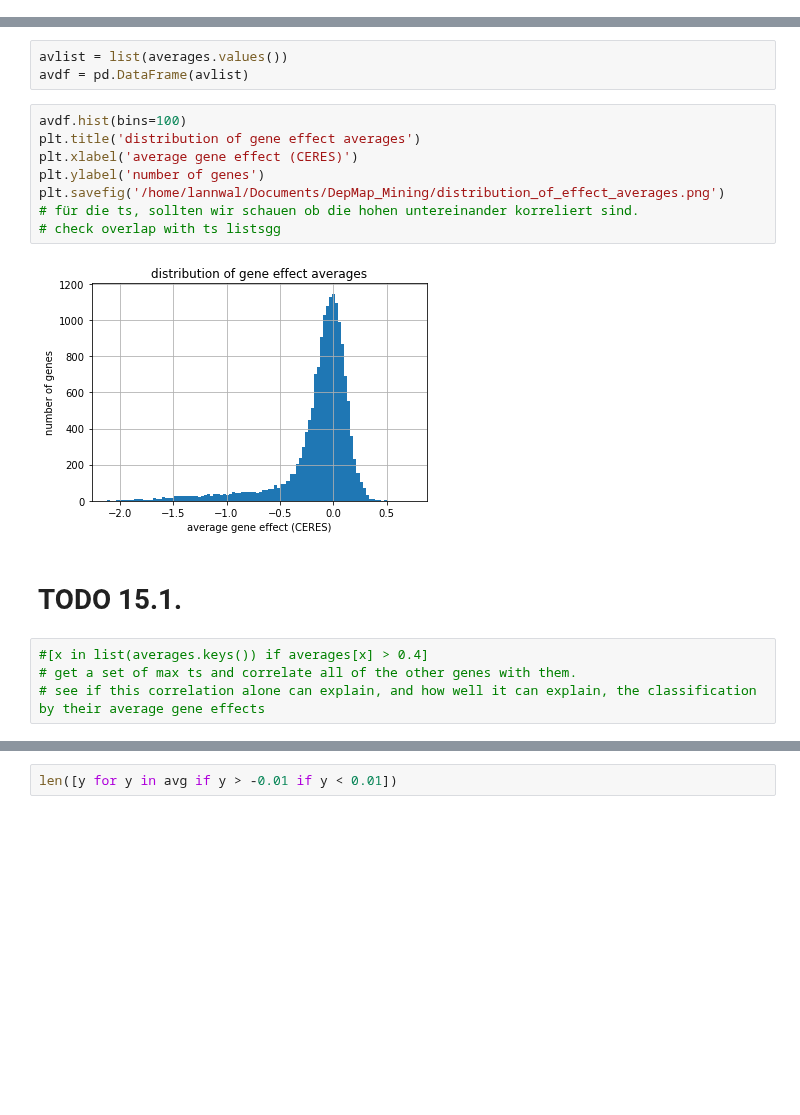
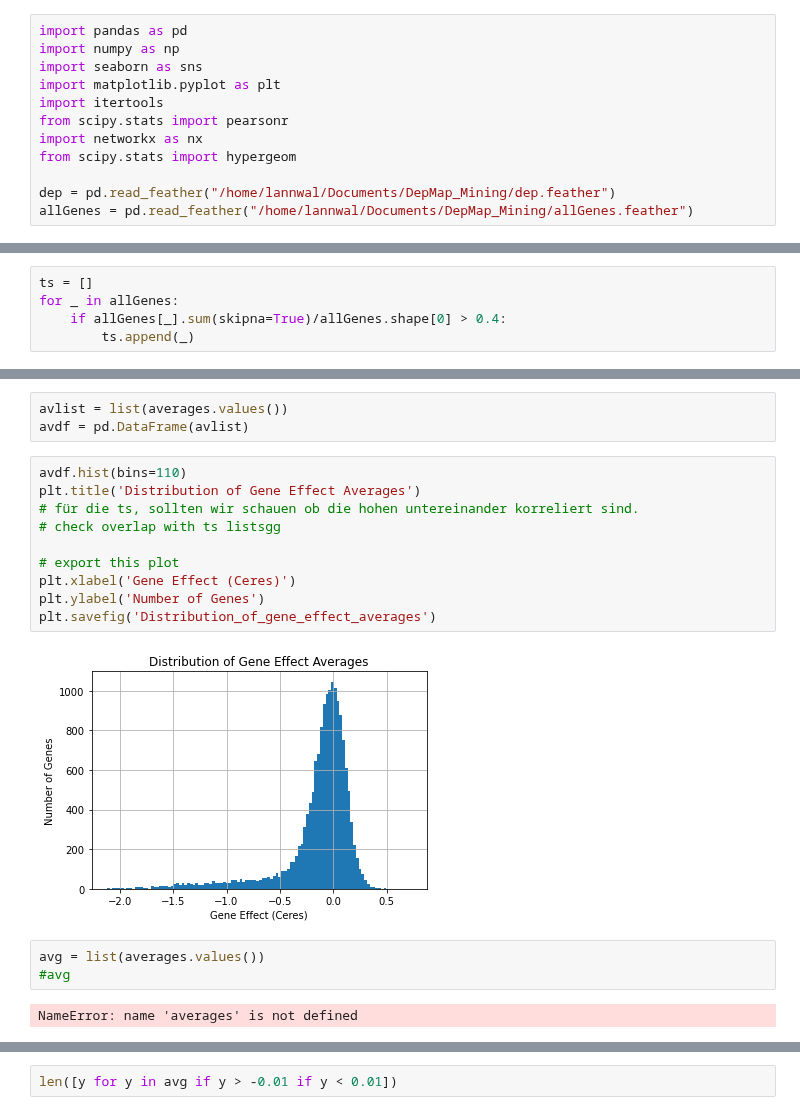
Before and after one commit to lannwal/projectlab, a Jupyter notebook: DataDash.ipynb, the cells around one changed output, grey strips where cells are left out. Cells and saved outputs as stored; diff of their text form; blank space fills up the shorter version.

```diff
--- a/DataDash.ipynb
+++ b/DataDash.ipynb
@@ -667,0 +5,12 @@ az.plot_kde(u1,u2)
+# %%
+import pandas as pd
+import numpy as np
+import seaborn as sns
+import matplotlib.pyplot as plt
+import itertools
+from scipy.stats import pearsonr
+import networkx as nx
+from scipy.stats import hypergeom
+
+dep = pd.read_feather("/home/lannwal/Documents/DepMap_Mining/dep.feather")
+allGenes = pd.read_feather("/home/lannwal/Documents/DepMap_Mining/allGenes.feather")
@@ -712,3 +175,8 @@ for _ in allGenes:
         mydict[_] = allGenes[_].sort_values(ascending=False)
     else:
         mydict[_] = allGenes[_].sort_values()
+# %%
+ts = []
+for _ in allGenes:
+    if allGenes[_].sum(skipna=True)/allGenes.shape[0] > 0.4:
+        ts.append(_)
@@ -720,18 +248,19 @@ for _ in allGenes:
 avlist = list(averages.values())
 avdf = pd.DataFrame(avlist)
 # %%
-avdf.hist(bins=100)
-plt.title('distribution of gene effect averages')
-plt.xlabel('average gene effect (CERES)')
-plt.ylabel('number of genes')
-plt.savefig('/home/lannwal/Documents/DepMap_Mining/distribution_of_effect_averages.png')
+avdf.hist(bins=110)
+plt.title('Distribution of Gene Effect Averages')
 # für die ts, sollten wir schauen ob die hohen untereinander korreliert sind.
 # check overlap with ts listsgg
+
+# export this plot
+plt.xlabel('Gene Effect (Ceres)')
+plt.ylabel('Number of Genes')
+plt.savefig('Distribution_of_gene_effect_averages')
 # %% [output]
-[figure, old version]
+[figure, new version]
-# %% [markdown]
-# TODO 15.1.
-# %%
-#[x in list(averages.keys()) if averages[x] > 0.4]
-# get a set of max ts and correlate all of the other genes with them.
-# see if this correlation alone can explain, and how well it can explain, the classification by their average gene effects
+# %%
+avg = list(averages.values())
+#avg
+# %% [output]
+NameError: name 'averages' is not defined
```
Also changed, not shown: parts of 362 cells of this notebook.
